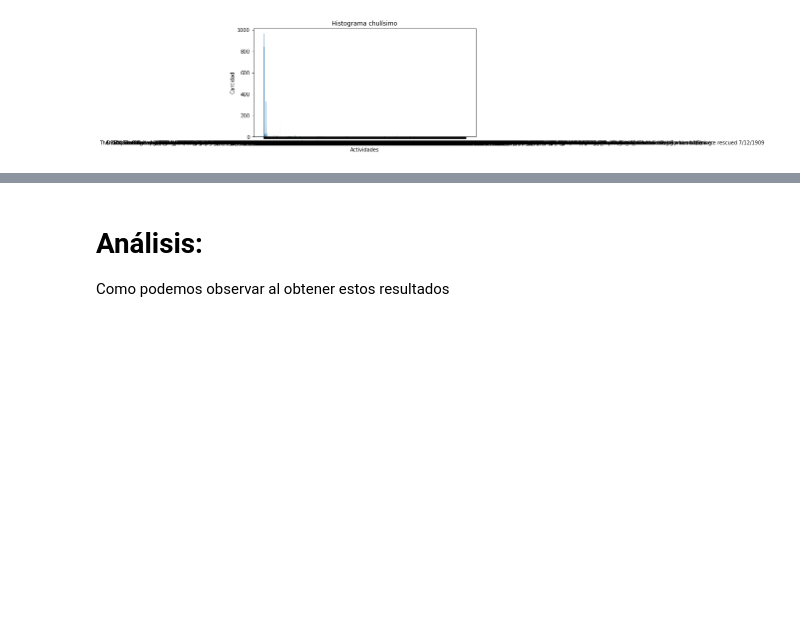
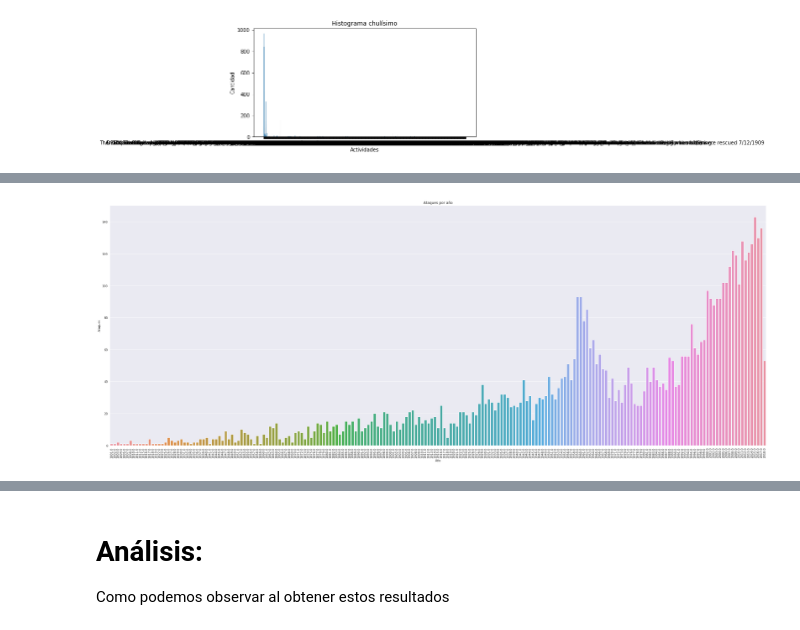
Before and after one commit to Adalab/DA-promoC-modulo-02-Marina-Lourdes-Ana, a Jupyter notebook: Visualizacion/03-Visualizacion_3.ipynb, the cells around one changed output, grey strips where cells are left out. Drawn from its saved outputs; the diff is of its cells as text; code cells hidden in the pictures; blank space fills up the shorter version.

```diff
--- a/Visualizacion/03-Visualizacion_3.ipynb
+++ b/Visualizacion/03-Visualizacion_3.ipynb
@@ -94,0 +121,3 @@ plt.show()
+# %%
+df_year_1500 = df[df["year"] >= 1500.0]
+df_year_1500.head(2)
@@ -94,0 +128,16 @@ plt.show()
+# %%
+plt.figure(figsize =(40,15))
+
+sns.set_style('darkgrid')
+
+fig = sns.countplot(x='year', data = df_year_1500)
+
+fig.set(xlabel="Año", ylabel= "Ataques" )
+
+fig.set_title('Ataques por año')
+
+plt.xticks(rotation = 90)
+
+plt.show()
+# %% [output]
+[figure, added]
```
Also changed, not shown: parts of 27 cells of this notebook.
